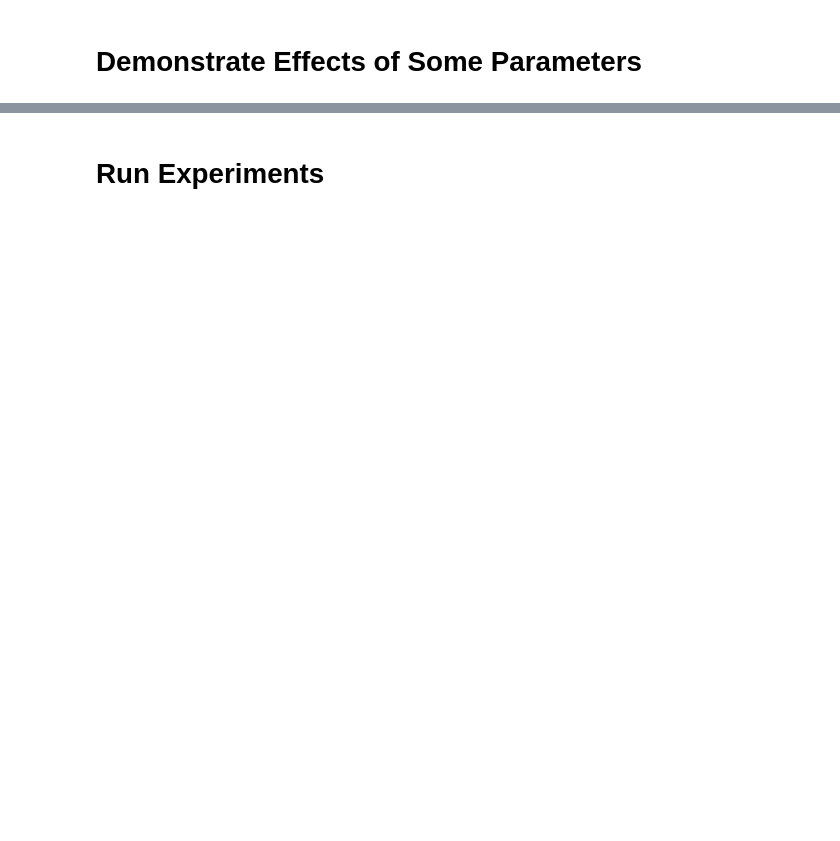
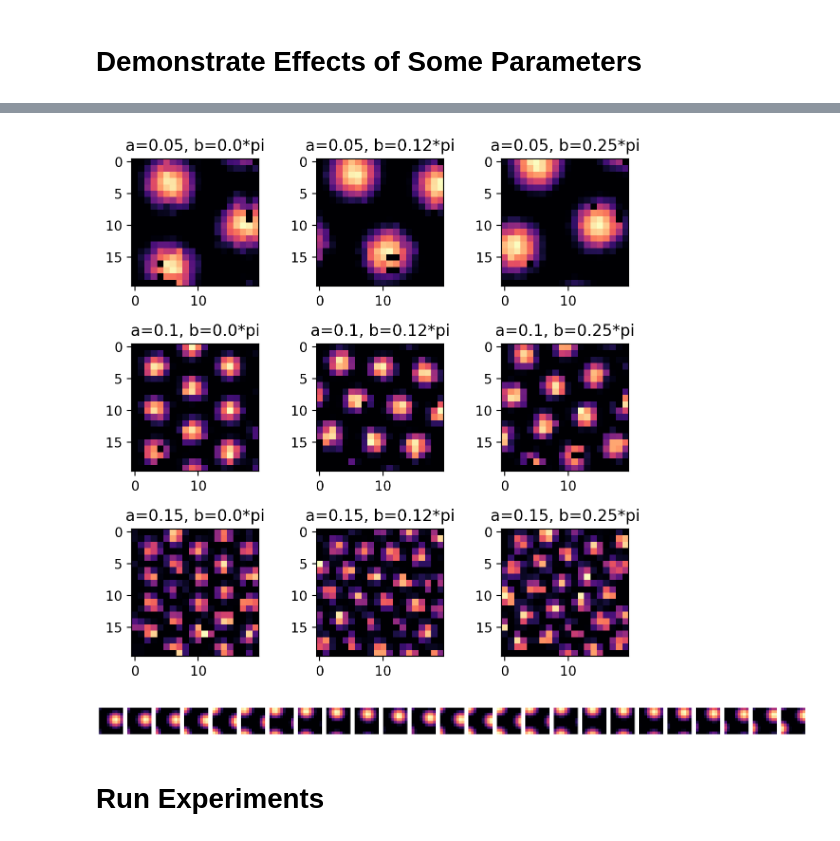
Before and after one commit to johnhwen1/ttgc, a Jupyter notebook: examples/ttgc.ipynb, the cells around one changed output, grey strips where cells are left out. Drawn from its saved outputs; the diff is of its cells as text; code cells hidden in the pictures; blank space fills up the shorter version.

```diff
--- a/examples/ttgc.ipynb
+++ b/examples/ttgc.ipynb
@@ -184,0 +200,19 @@ run_sim2d(init_state, cell_position_diffs, n_y, n_x, alpha, beta, I, sigma, T, t
+# %%
+# Run simulations
+n_timebins_sim = 10000
+velocity_sim = velocity[:n_timebins_sim]
+all_As, all_Bs = [np.zeros((n_alphas, n_betas, n_timebins_sim, N)) for i in range(2)]
+all_Ws = np.zeros((n_alphas, n_betas, n_timebins_sim, N, N))
+
+for a in range(n_alphas):
+    alpha_sim = all_alphas[a]
+
+    for b in range(n_betas):
+        beta_sim = all_betas[b]
+        print(f'starting a={a}, b={b}')
+
+        (all_As[a,b], all_Bs[a,b], all_Ws[a,b],
+         _, _, _, _, _) = run_sim.run_sim2d(init_state, cell_position_diffs, n_y, n_x, alpha_sim, beta_sim, I_sim, sigma_sim, T_sim, tau_sim,
+                                            velocity_sim, start_pos, l_pos, l_str, n_ln, l_pinning_n, l_use_nearby, l_lookahead, alpha_hebb,
+                                            n_warmup_bins, B0, beta_noise=beta_noise, weight_noise=weight_noise, W_input=None, W_l_input=None, seed=1,
+                                            output_bins=output_bins)
@@ -185,11 +229,34 @@ run_sim2d(init_state, cell_position_diffs, n_y, n_x, alpha, beta, I, sigma, T, t
 # %%
-# calculate maps
+# Calculate maps
+pos_sim = pos[:n_timebins_sim]
+n_spatial_bins = 20
+all_mean_maps = np.zeros((n_alphas, n_betas, N, n_spatial_bins, n_spatial_bins))
 for a in range(n_alphas):
-    for b in range(n_noisy_betas):
-        for l in range(n_l_str):
-
-            this_A = all_As[a,b,l]
-            this_pos = all_poss[a,b,l]
-
-            all_mean_maps[a,b,l] = calc_2d_maps(this_A, this_pos, n_bins)
-            all_spikes[a,b,l] = calc_spikes(this_A, norm_factor)
+    for b in range(n_betas):
+        this_A = all_As[a,b]
+        all_mean_maps[a,b] = helpers.calc_2d_maps(this_A, pos_sim, n_spatial_bins)
+# %%
+# Plot maps
+cell_idx = 0
+plt.figure(figsize=(n_alphas*2, n_betas*2))
+for b in range(n_betas):
+    for a in range(n_alphas):
+        plt.subplot(n_betas, n_alphas, n_betas*(a)+b+1)
+        plt.imshow(all_mean_maps[a, b, cell_idx])
+        plt.title(f'a={np.round(all_alphas[a], 2)}, b={np.round(all_betas[b]/np.pi, 2)}*pi')
+plt.tight_layout()
+# %% [output]
+[figure, added]
+# %%
+# Plot population activity
+this_A = all_As[2, 0]
+n_bins_plot = 25
+plt.figure(figsize=(n_bins_plot, 3))
+for t in range(n_bins_plot):
+    plt.subplot(1,n_bins_plot,t+1)
+    plt.imshow(this_A[3*t].reshape(n_x, n_y))
+    plt.axis('off')
+
+plt.tight_layout()
+# %% [output]
+[figure, added]
```
Also changed, not shown: parts of 11 cells of this notebook, 8 other files.
